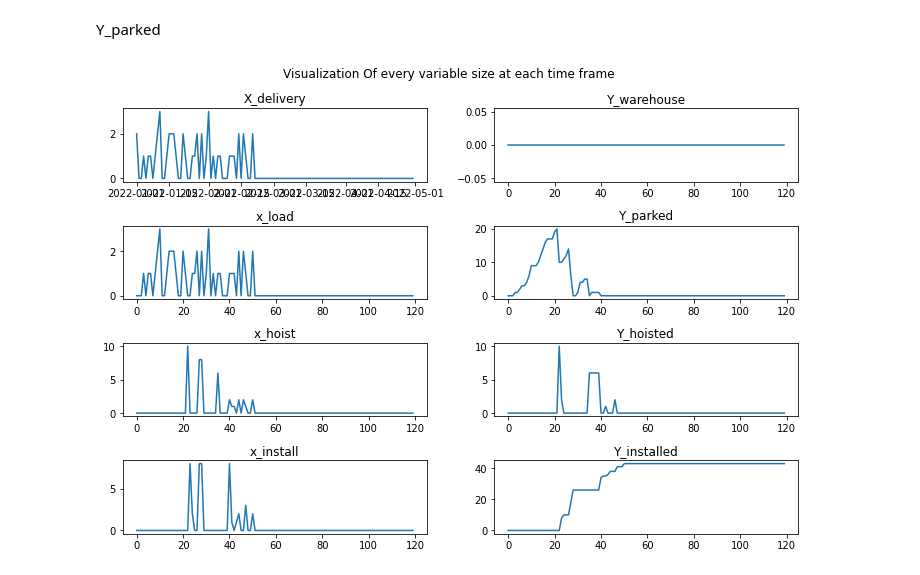
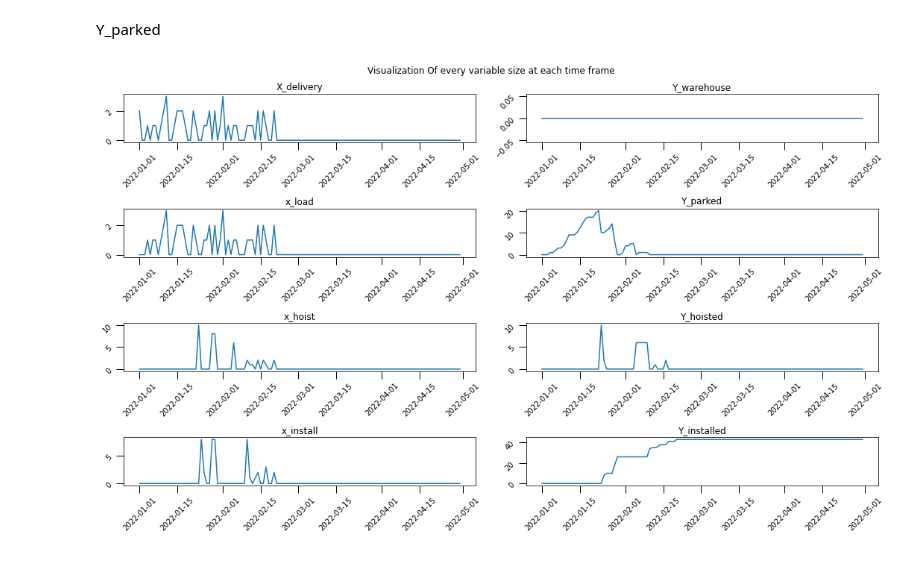
Before and after one commit to aligorjis/pbu, a Jupyter notebook: 1.ipynb, the cells around one changed output. Cells and saved outputs as stored; diff of their text form; code cells hidden in the pictures.

```diff
--- a/1.ipynb
+++ b/1.ipynb
@@ -214,31 +216,40 @@ Y_installed_solution=[Y_installed[i].solution_value() for i in range(0,n)]
 # %%
-fig, ax = plt.subplots(4, 2 ,figsize= (10,7) )
+fig, ax = plt.subplots(4, 2 ,figsize= (15,9) )
 
 ax[0,0].plot(delivery["date"],delivery["shipment"].values)
 ax[0, 0].set_title("X_delivery")
+ax[0, 0].tick_params(direction='out', length=10, width=1,labelrotation=45)
 
-ax[0,1].plot(Y_warehouse_solution)
+
+ax[0,1].plot(delivery["date"],Y_warehouse_solution)
 ax[0, 1].set_title("Y_warehouse")
+ax[0, 1].tick_params(direction='out', length=10, width=1,labelrotation=45)
 
-ax[1,0].plot(x_load_solution)
+ax[1,0].plot(delivery["date"],x_load_solution)
 ax[1,0].set_title("x_load")
+ax[1,0].tick_params(direction='out', length=10, width=1,labelrotation=45)
 
-ax[1,1].plot(Y_parked_solution)
+ax[1,1].plot(delivery["date"],Y_parked_solution)
 ax[1, 1].set_title("Y_parked")
+ax[1, 1].tick_params(direction='out', length=10, width=1,labelrotation=45)
 
-ax[2,0].plot(x_hoist_solution)
+ax[2,0].plot(delivery["date"],x_hoist_solution)
 ax[2, 0].set_title("x_hoist")
+ax[2, 0].tick_params(direction='out', length=10, width=1,labelrotation=45)
 
-ax[2,1].plot(Y_hoisted_solution)
+ax[2,1].plot(delivery["date"],Y_hoisted_solution)
 ax[2, 1].set_title("Y_hoisted")
+ax[2, 1].tick_params(direction='out', length=10, width=1,labelrotation=45)
 
-ax[3,0].plot(x_install_solution)
+ax[3,0].plot(delivery["date"],x_install_solution)
 ax[3, 0].set_title("x_install")
+ax[3, 0].tick_params(direction='out', length=10, width=1,labelrotation=45)
 
-ax[3,1].plot(Y_installed_solution)
+ax[3,1].plot(delivery["date"],Y_installed_solution)
 ax[3, 1].set_title("Y_installed")
+ax[3, 1].tick_params(direction='out', length=10, width=1,labelrotation=45)
 
 fig.suptitle("Visualization Of every variable size at each time frame")
 fig.tight_layout()
 # %% [output]
-[figure, old version]
+[figure, new version]
```
Also changed, not shown: parts of 1 cell of this notebook.
